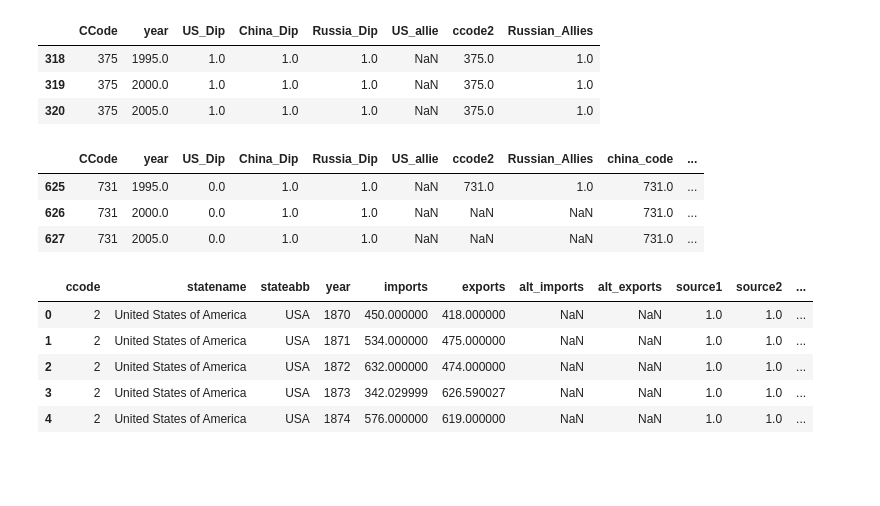
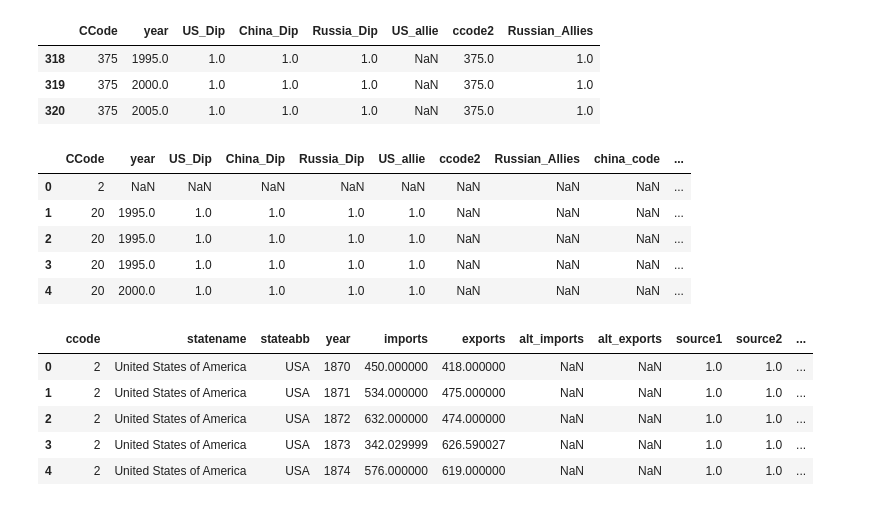
Before and after one commit to denisdunn/conflict_peace, a Jupyter notebook: conflicts_project.ipynb, the cells around one changed output. Saved outputs shown, nothing was run; the diff lists cells and outputs as text; code cells hidden in the pictures; blank space fills up the shorter version.

```diff
--- a/conflicts_project.ipynb
+++ b/conflicts_project.ipynb
@@ -305,12 +333,14 @@ chinpact.columns=['china_code','year','China_Allies']
 # %%
 test=pd.merge(out_ally,chinpact,how='left',left_on=['CCode','year'],right_on=['china_code','year'])
-# %%
-test[test['CCode']==731]
-# %% [output]
-|  | CCode | year | US_Dip | China_Dip | Russia_Dip | US_allie | ccode2 | Russian_Allies | china_code | ... |
-| 625 | 731 | 1995.0 | 0.0 | 1.0 | 1.0 | NaN | 731.0 | 1.0 | 731.0 | ... |
-| 626 | 731 | 2000.0 | 0.0 | 1.0 | 1.0 | NaN | NaN | NaN | 731.0 | ... |
-| 627 | 731 | 2005.0 | 0.0 | 1.0 | 1.0 | NaN | NaN | NaN | 731.0 | ... |
+# %%
+test.head()
+# %% [output]
+|  | CCode | year | US_Dip | China_Dip | Russia_Dip | US_allie | ccode2 | Russian_Allies | china_code | ... |
+| 0 | 2 | NaN | NaN | NaN | NaN | NaN | NaN | NaN | NaN | ... |
+| 1 | 20 | 1995.0 | 1.0 | 1.0 | 1.0 | 1.0 | NaN | NaN | NaN | ... |
+| 2 | 20 | 1995.0 | 1.0 | 1.0 | 1.0 | 1.0 | NaN | NaN | NaN | ... |
+| 3 | 20 | 1995.0 | 1.0 | 1.0 | 1.0 | 1.0 | NaN | NaN | NaN | ... |
+| 4 | 20 | 2000.0 | 1.0 | 1.0 | 1.0 | 1.0 | NaN | NaN | NaN | ... |
 # %%
 impts=pd.read_csv("/Users/denisdunn/Downloads/National_COW_4.0.csv")
 # %%
```
Also changed, not shown: parts of 72 cells of this notebook, 2 other files.
